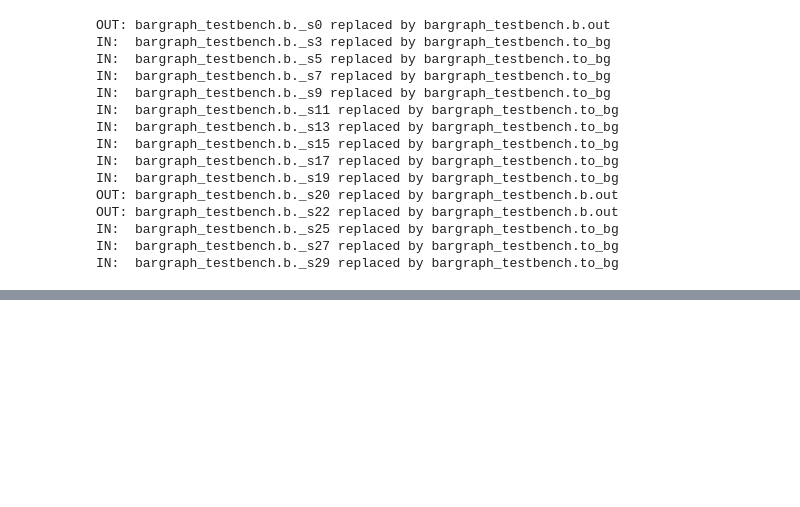
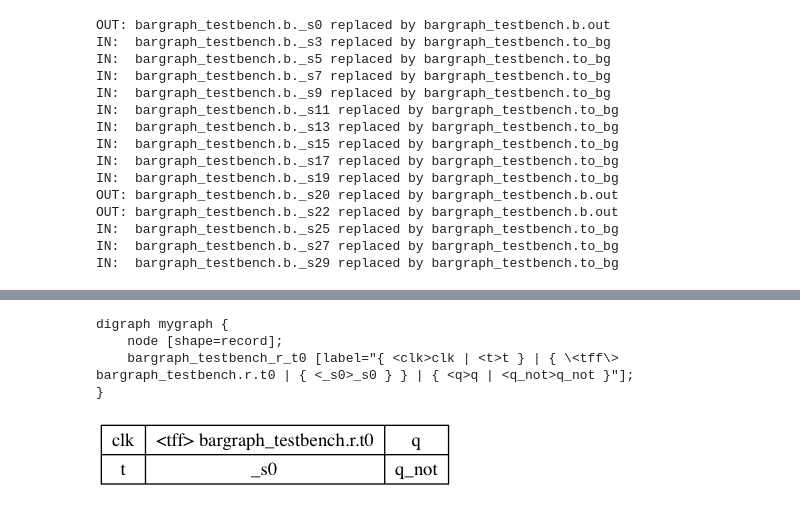
Before and after one commit to mplewis/iverilog-netlist-processing, a Jupyter notebook: Netlist processing.ipynb, the cells around one changed output, grey strips where cells are left out. Cells and saved outputs as stored; diff of their text form; code cells hidden in the pictures; blank space fills up the shorter version.

```diff
--- a/Netlist processing.ipynb
+++ b/Netlist processing.ipynb
@@ -471,0 +517,27 @@ for net in [n for n in net_manager.nets.values() if len(n.members) > 1]:
+# %%
+def module_to_dot(module):
+    xid = module.name
+    xtype = module.xtype
+    name = module.name
+    inputs = []
+    outputs = []
+    others = []
+    for port in module.ports:
+        if not port.is_local:
+            if port.direction is IvlDataDirection.input:
+                inputs.append(port.name)
+            elif port.direction is IvlDataDirection.output:
+                outputs.append(port.name)
+            else:
+                others.append(port.name)
+    return module_dot(xid, xtype, name, inputs, outputs, others)
+# %%
+graph = template % module_to_dot(module)
+print(graph)
+show_dot(graph)
+# %% [output]
+digraph mygraph {
+    node [shape=record];
+    bargraph_testbench_r_t0 [label="{ <clk>clk | <t>t } | { \<tff\> bargraph_testbench.r.t0 | { <_s0>_s0 } } | { <q>q | <q_not>q_not }"];
+}
+[figure, added]
```
Also changed, not shown: parts of 11 cells of this notebook.
